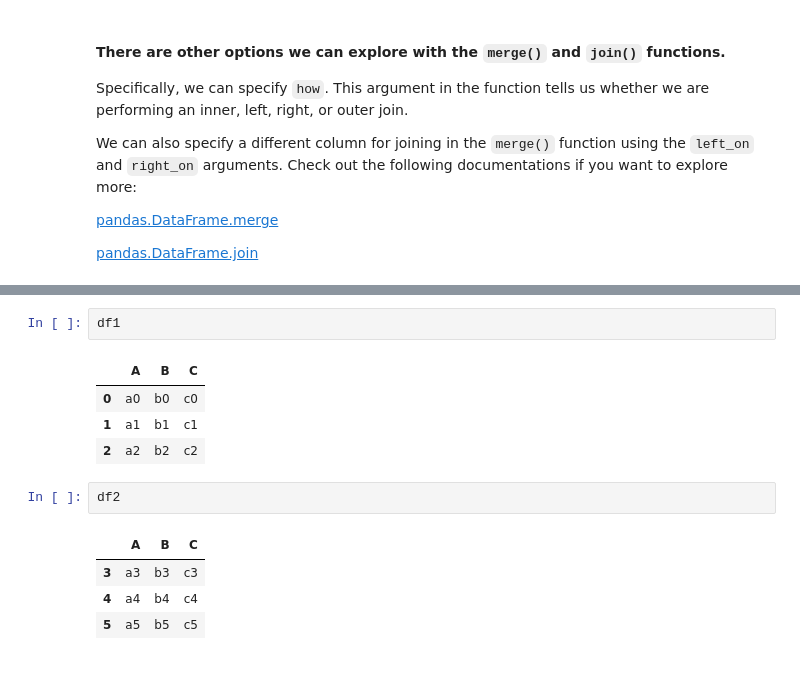
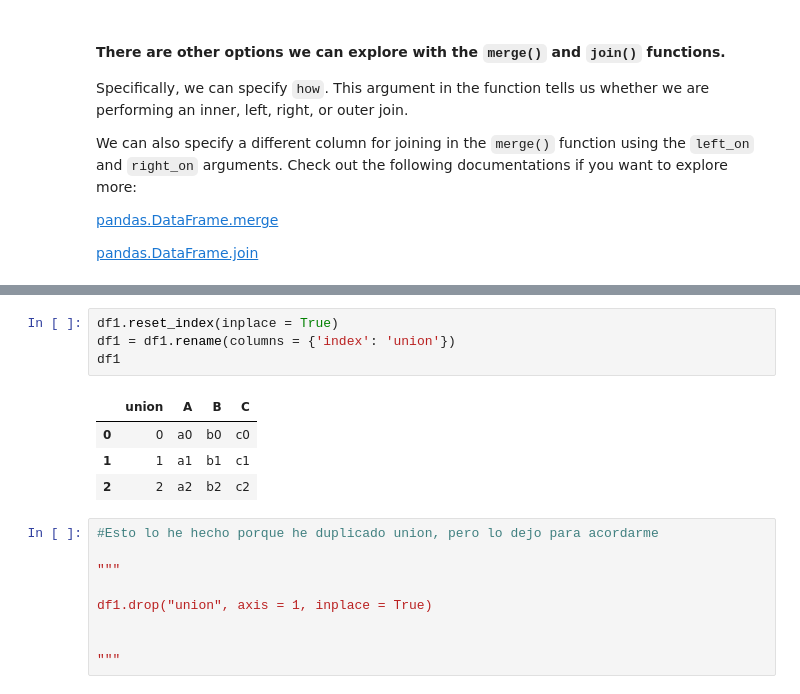
Before and after one commit to Ironhack-Data-Madrid-Marzo-2021/lab-pandas, a Jupyter notebook: your-code/pandas_2_concat-merge-join.ipynb, the cells around one changed output, grey strips where cells are left out. Drawn from its saved outputs; the diff is of its cells as text.

```diff
--- a/your-code/pandas_2_concat-merge-join.ipynb
+++ b/your-code/pandas_2_concat-merge-join.ipynb
@@ -212,17 +240,21 @@ Now if you look back on `merge` and `join`, you realize that in order to perform
 The bonus question for you is to figure out how to join and concatenate `df1`, `df2`, `df3`, and `df4` we created at the beginning of this challenge. Your end product should look like this:
 
 ![df1-2-3-4.png](../images/df1-2-3-4.png)
-# %%
-df1
-# %% [output]
-|  | A | B | C |
-| 0 | a0 | b0 | c0 |
-| 1 | a1 | b1 | c1 |
-| 2 | a2 | b2 | c2 |
-# %%
-df2
-# %% [output]
-|  | A | B | C |
-| 3 | a3 | b3 | c3 |
-| 4 | a4 | b4 | c4 |
-| 5 | a5 | b5 | c5 |
+# %%
+df1.reset_index(inplace = True)
+df1 = df1.rename(columns = {'index': 'union'})
+df1
+# %% [output]
+|  | union | A | B | C |
+| 0 | 0 | a0 | b0 | c0 |
+| 1 | 1 | a1 | b1 | c1 |
+| 2 | 2 | a2 | b2 | c2 |
+# %%
+#Esto lo he hecho porque he duplicado union, pero lo dejo para acordarme
+
+"""
+
+df1.drop("union", axis = 1, inplace = True)
+
+
+"""
```
Also changed, not shown: parts of 14 cells of this notebook.
